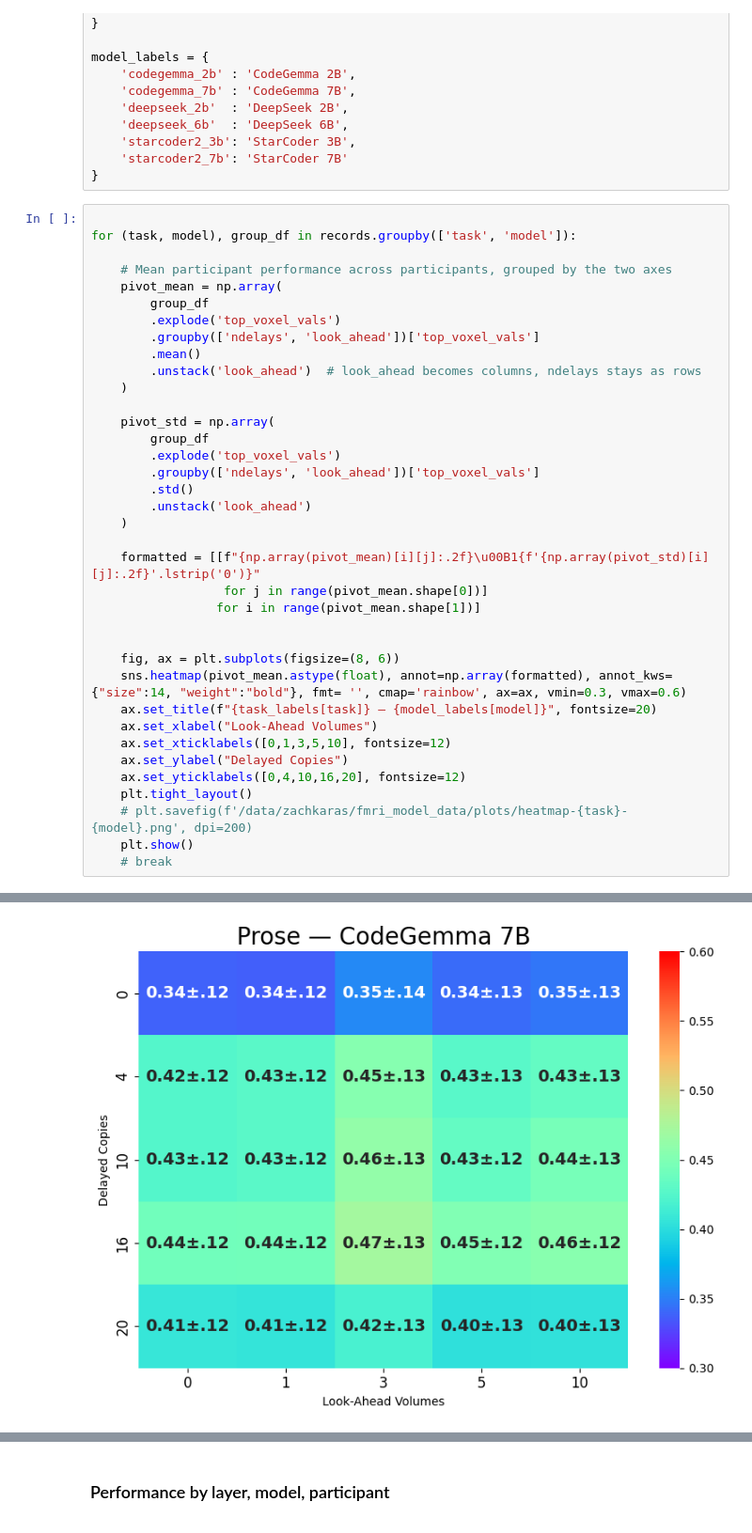
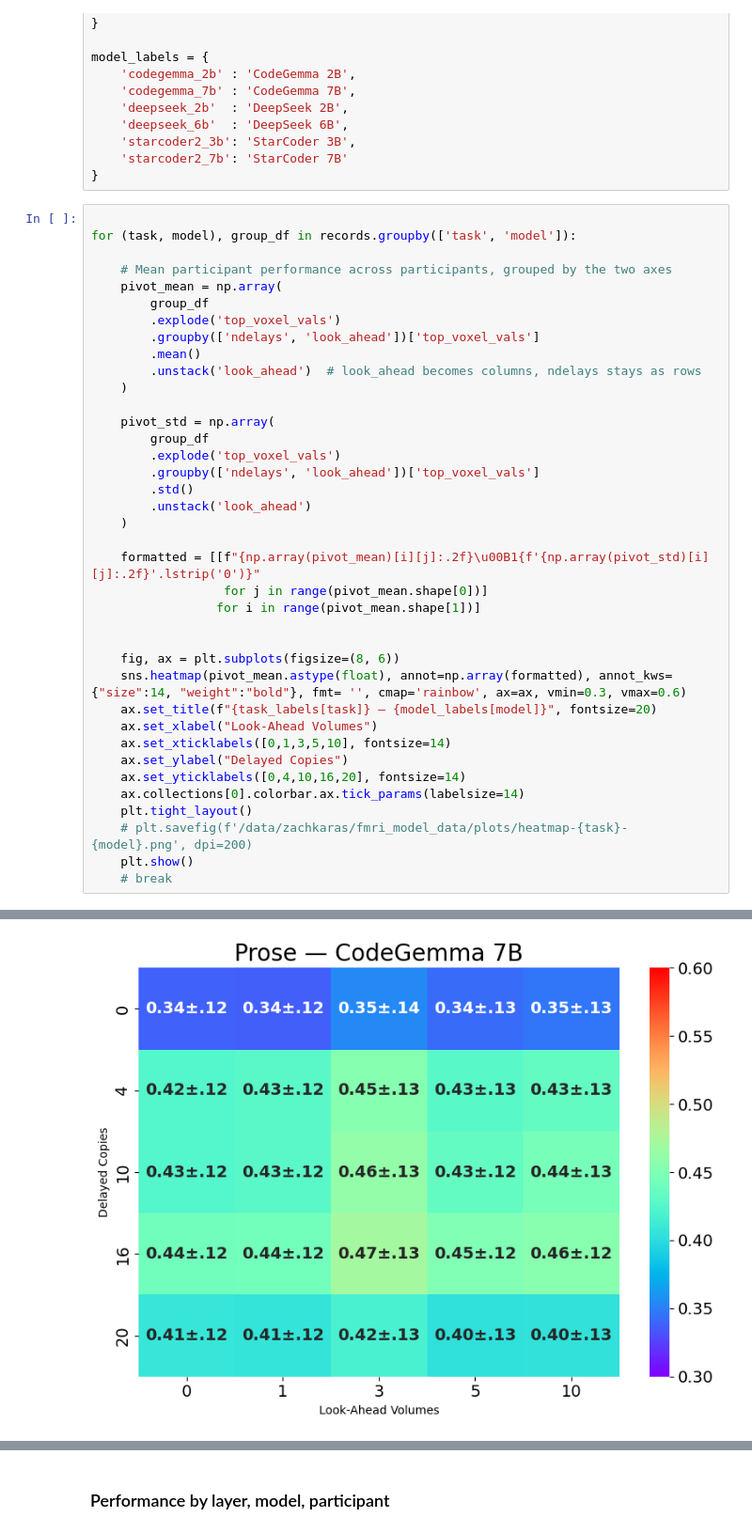
Before and after one commit to largehappygroup/fmri_model, a Jupyter notebook: analysis/fir/rq1_parameter_comparison.ipynb, the cells around one changed output, grey strips where cells are left out. Shown at 94% size. Drawn from its saved outputs; the diff is of its cells as text.

```diff
--- a/analysis/fir/rq1_parameter_comparison.ipynb
+++ b/analysis/fir/rq1_parameter_comparison.ipynb
@@ -70,9 +70,10 @@ for (task, model), group_df in records.groupby(['task', 'model']):
     sns.heatmap(pivot_mean.astype(float), annot=np.array(formatted), annot_kws={"size":14, "weight":"bold"}, fmt= '', cmap='rainbow', ax=ax, vmin=0.3, vmax=0.6)
     ax.set_title(f"{task_labels[task]} — {model_labels[model]}", fontsize=20)
     ax.set_xlabel("Look-Ahead Volumes")
-    ax.set_xticklabels([0,1,3,5,10], fontsize=12)
+    ax.set_xticklabels([0,1,3,5,10], fontsize=14)
     ax.set_ylabel("Delayed Copies")
-    ax.set_yticklabels([0,4,10,16,20], fontsize=12)
+    ax.set_yticklabels([0,4,10,16,20], fontsize=14)
+    ax.collections[0].colorbar.ax.tick_params(labelsize=14)
     plt.tight_layout()
     # plt.savefig(f'/data/zachkaras/fmri_model_data/plots/heatmap-{task}-{model}.png', dpi=200)
     plt.show()
@@ -88 +89 @@ for (task, model), group_df in records.groupby(['task', 'model']):
-[figure, old version]
+[figure, new version]
```
Also changed, not shown: parts of 2 cells of this notebook, 4 other files.
